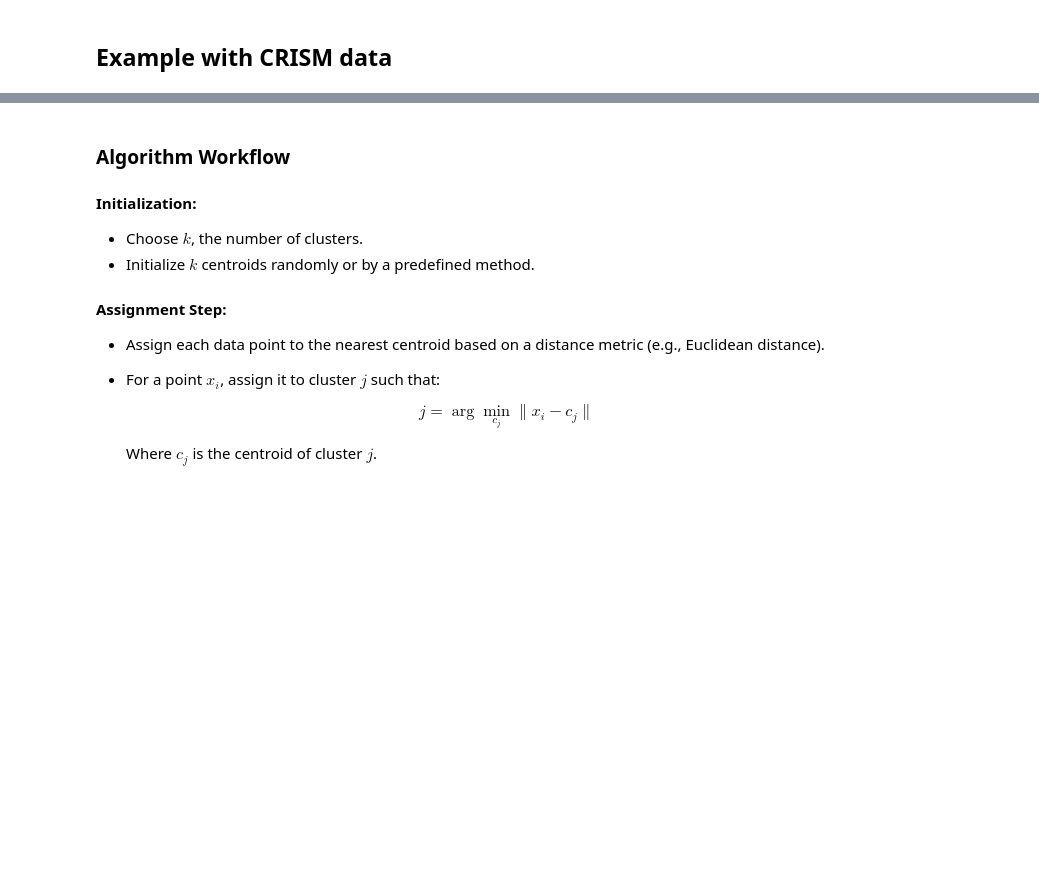
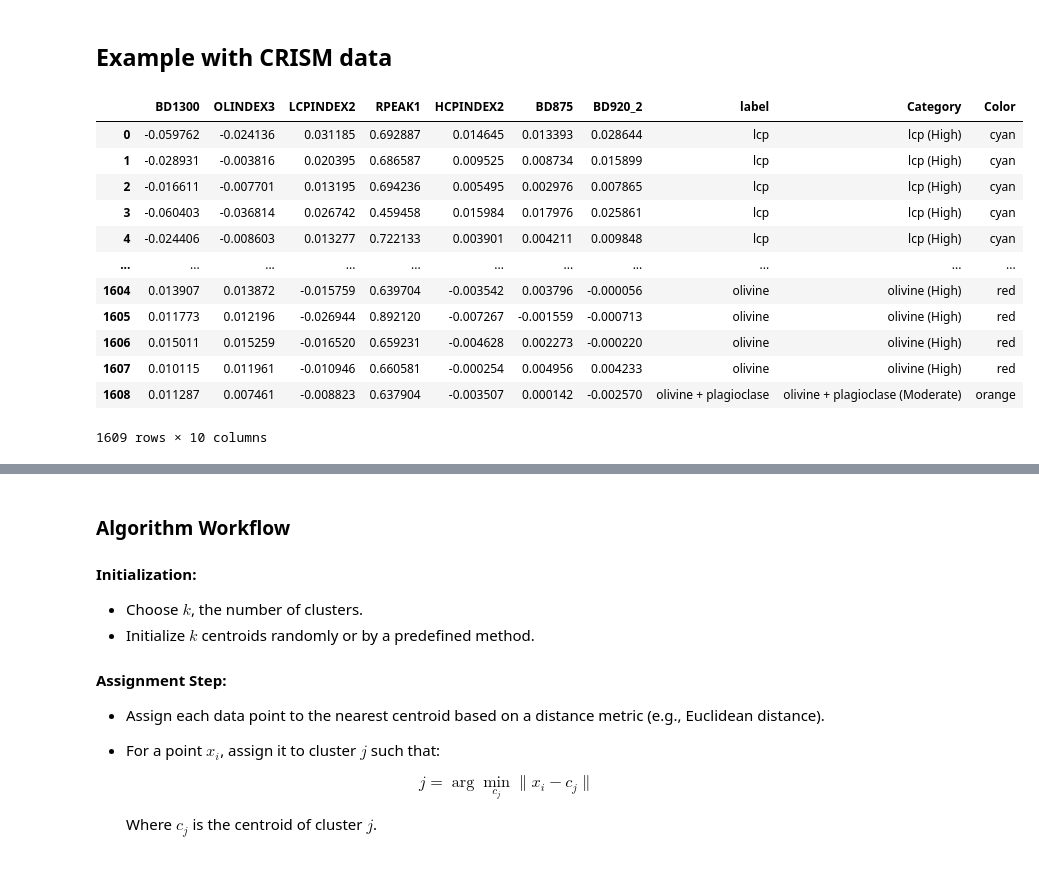
Before and after one commit to Michael-S-Phillips/PTYS_AI, a Jupyter notebook: 00_Introduction/notebooks/introduction.ipynb, the cells around one changed output, grey strips where cells are left out. Drawn from its saved outputs; the diff is of its cells as text; code cells hidden in the pictures; blank space fills up the shorter version.

```diff
--- a/00_Introduction/notebooks/introduction.ipynb
+++ b/00_Introduction/notebooks/introduction.ipynb
@@ -249,6 +249,22 @@ Node 15: sepal width (cm) <= 3.100000023841858
 [figure]
 # %% [markdown]
 ## Example with CRISM data
+# %%
+crism_df
+# %% [output]
+|  | BD1300 | OLINDEX3 | LCPINDEX2 | RPEAK1 | HCPINDEX2 | BD875 | BD920_2 | label | Category | Color |
+| 0 | -0.059762 | -0.024136 | 0.031185 | 0.692887 | 0.014645 | 0.013393 | 0.028644 | lcp | lcp (High) | cyan |
+| 1 | -0.028931 | -0.003816 | 0.020395 | 0.686587 | 0.009525 | 0.008734 | 0.015899 | lcp | lcp (High) | cyan |
+| 2 | -0.016611 | -0.007701 | 0.013195 | 0.694236 | 0.005495 | 0.002976 | 0.007865 | lcp | lcp (High) | cyan |
+| 3 | -0.060403 | -0.036814 | 0.026742 | 0.459458 | 0.015984 | 0.017976 | 0.025861 | lcp | lcp (High) | cyan |
+| 4 | -0.024406 | -0.008603 | 0.013277 | 0.722133 | 0.003901 | 0.004211 | 0.009848 | lcp | lcp (High) | cyan |
+| ... | ... | ... | ... | ... | ... | ... | ... | ... | ... | ... |
+| 1604 | 0.013907 | 0.013872 | -0.015759 | 0.639704 | -0.003542 | 0.003796 | -0.000056 | olivine | olivine (High) | red |
+| 1605 | 0.011773 | 0.012196 | -0.026944 | 0.892120 | -0.007267 | -0.001559 | -0.000713 | olivine | olivine (High) | red |
+| 1606 | 0.015011 | 0.015259 | -0.016520 | 0.659231 | -0.004628 | 0.002273 | -0.000220 | olivine | olivine (High) | red |
+| 1607 | 0.010115 | 0.011961 | -0.010946 | 0.660581 | -0.000254 | 0.004956 | 0.004233 | olivine | olivine (High) | red |
+| 1608 | 0.011287 | 0.007461 | -0.008823 | 0.637904 | -0.003507 | 0.000142 | -0.002570 | olivine + plagioclase | olivine + plagioclase (Moderate) | orange |
+1609 rows × 10 columns
 # %%
 # Import necessary libraries
 import numpy as np
```
Also changed, not shown: parts of 6 cells of this notebook.
